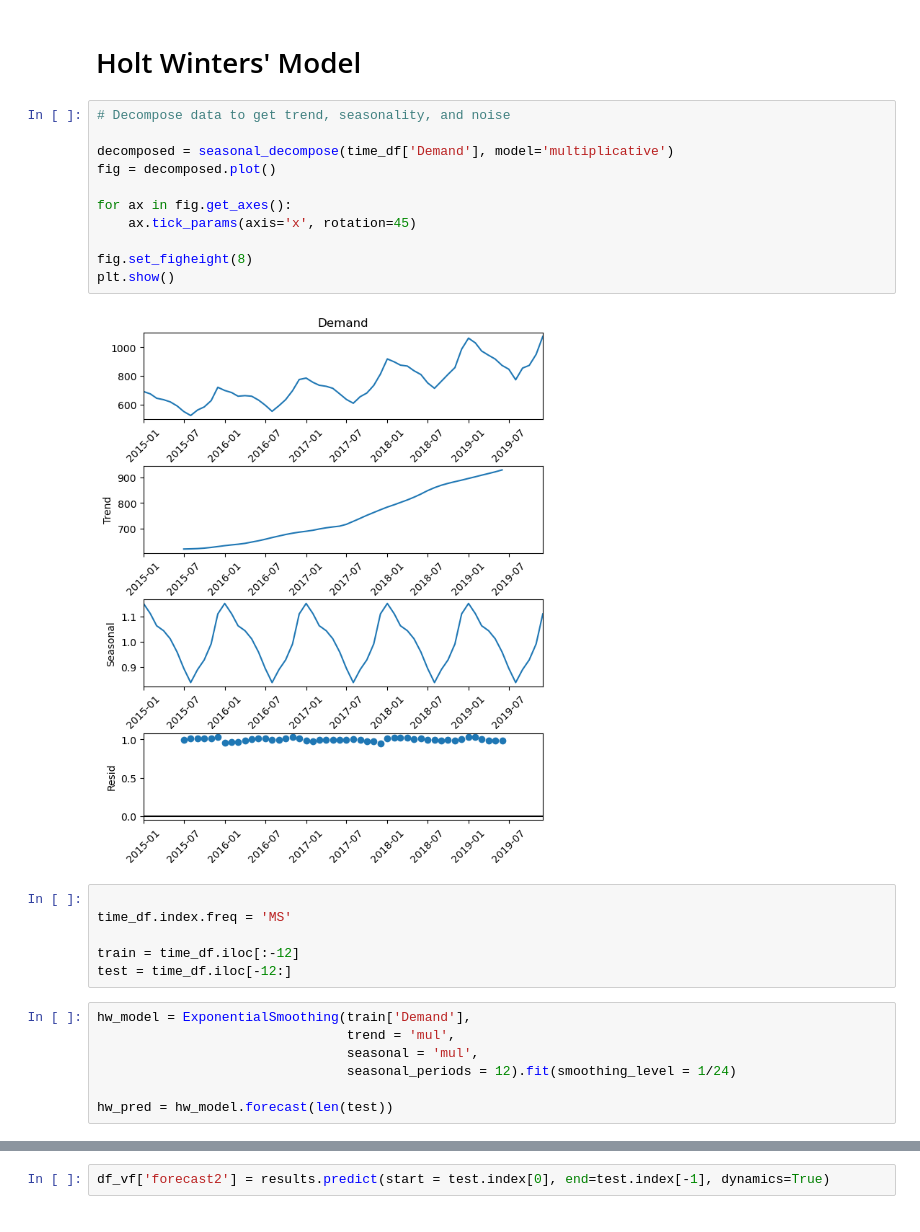
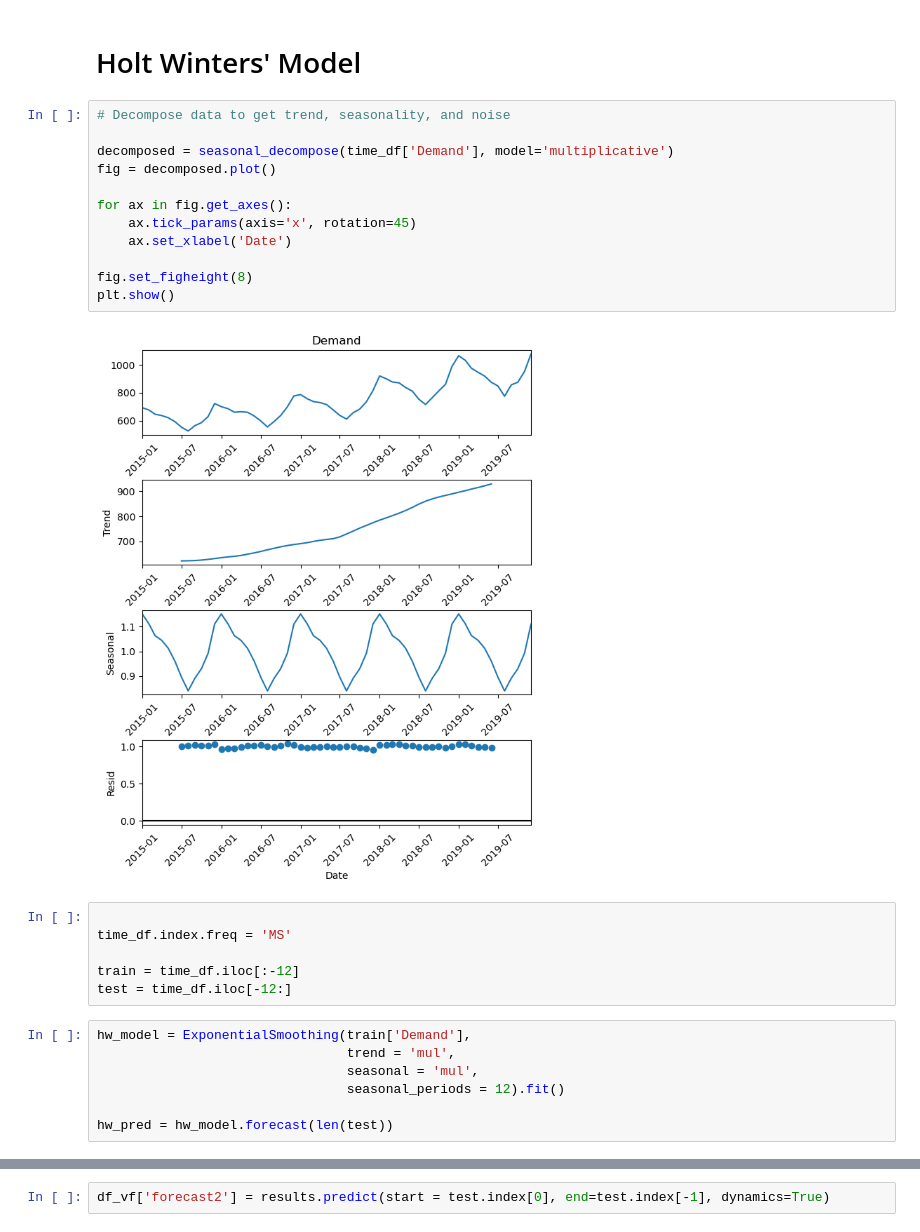
Before and after one commit to sydney-ho/Airbnb-Analysis, a Jupyter notebook: time_series_analysis.ipynb, the cells around one changed output, grey strips where cells are left out. Drawn from its saved outputs; the diff is of its cells as text.

```diff
--- a/time_series_analysis.ipynb
+++ b/time_series_analysis.ipynb
@@ -227,16 +227,17 @@ df_vf
 # %%
 # Decompose data to get trend, seasonality, and noise
 
 decomposed = seasonal_decompose(time_df['Demand'], model='multiplicative')
 fig = decomposed.plot()
 
 for ax in fig.get_axes():
     ax.tick_params(axis='x', rotation=45)
+    ax.set_xlabel('Date')
 
 fig.set_figheight(8)
 plt.show()
 # %% [output]
-[figure, old version]
+[figure, new version]
 # %%
 
 time_df.index.freq = 'MS'
@@ -247,7 +248,7 @@ test = time_df.iloc[-12:]
 hw_model = ExponentialSmoothing(train['Demand'],
                                 trend = 'mul',
                                 seasonal = 'mul',
-                                seasonal_periods = 12).fit(smoothing_level = 1/24)
+                                seasonal_periods = 12).fit()
 
 hw_pred = hw_model.forecast(len(test))
 # %%
```
Also changed, not shown: parts of 3 cells of this notebook.
